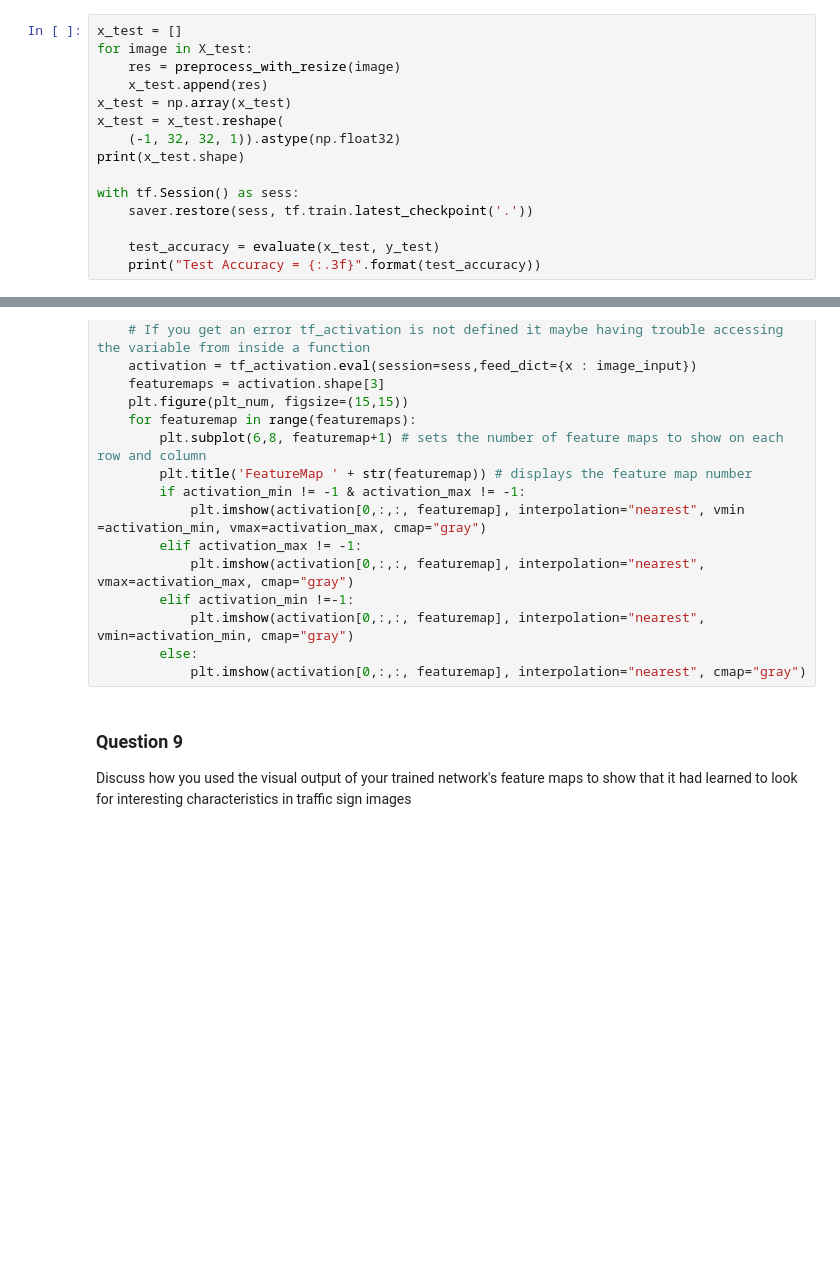
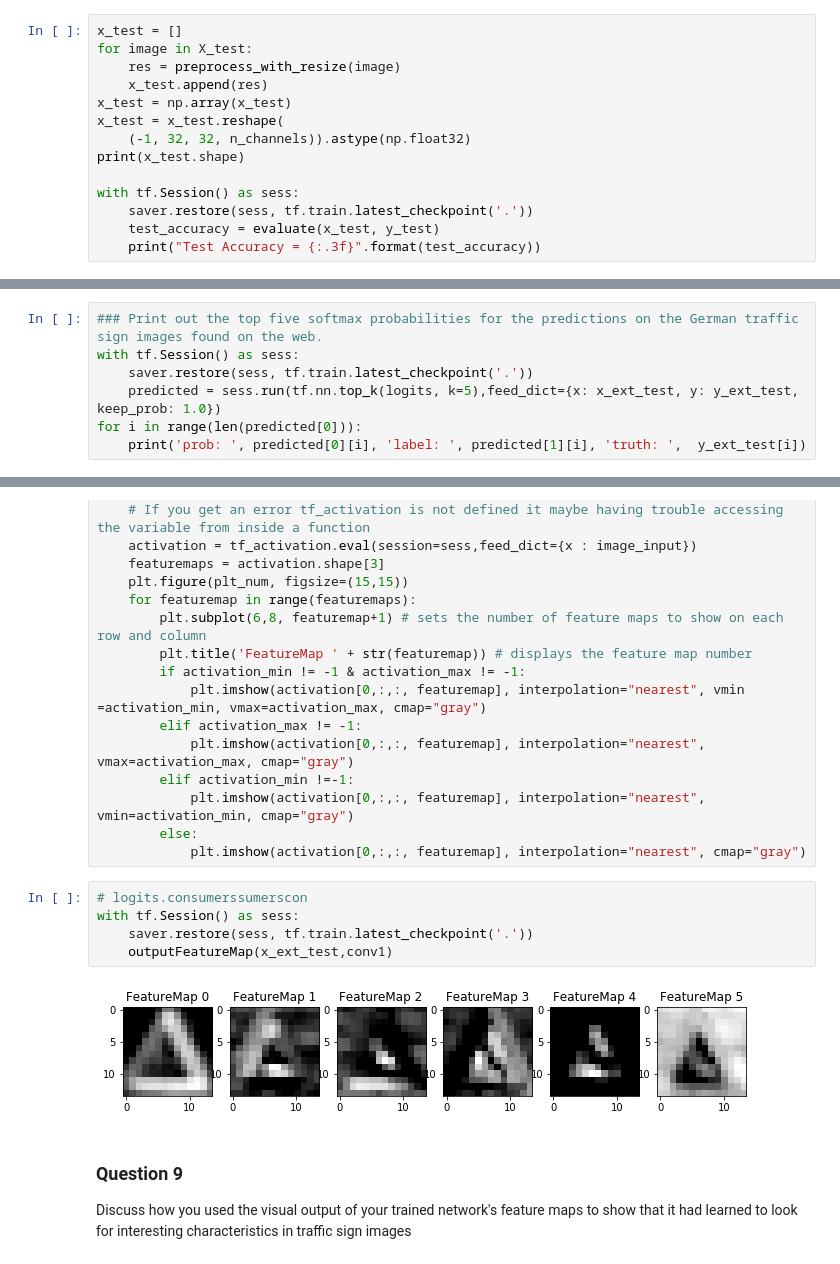
Before and after one commit to timotdsantos/CarND-Traffic-Sign-Classifier-Project, a Jupyter notebook: Traffic_Sign_Classifier.ipynb, the cells around one changed output, grey strips where cells are left out. Saved outputs shown, nothing was run; the diff lists cells and outputs as text; blank space fills up the shorter version.

```diff
--- a/Traffic_Sign_Classifier.ipynb
+++ b/Traffic_Sign_Classifier.ipynb
@@ -402,12 +389,11 @@ for image in X_test:
     x_test.append(res)
 x_test = np.array(x_test)
 x_test = x_test.reshape(
-    (-1, 32, 32, 1)).astype(np.float32)
+    (-1, 32, 32, n_channels)).astype(np.float32)
 print(x_test.shape)
 
 with tf.Session() as sess:
     saver.restore(sess, tf.train.latest_checkpoint('.'))
-
     test_accuracy = evaluate(x_test, y_test)
     print("Test Accuracy = {:.3f}".format(test_accuracy))
 # %% [output]
@@ -524,0 +511,7 @@ Looking just at the first row we get `[ 0.34763842,  0.24879643,  0.12789202]`,
+# %%
+### Print out the top five softmax probabilities for the predictions on the German traffic sign images found on the web.
+with tf.Session() as sess:
+    saver.restore(sess, tf.train.latest_checkpoint('.'))
+    predicted = sess.run(tf.nn.top_k(logits, k=5),feed_dict={x: x_ext_test, y: y_ext_test, keep_prob: 1.0})
+for i in range(len(predicted[0])):
+    print('prob: ', predicted[0][i], 'label: ', predicted[1][i], 'truth: ',  y_ext_test[i])
@@ -570,6 +569,13 @@ def outputFeatureMap(image_input, tf_activation, activation_min=-1, activation_m
             plt.imshow(activation[0,:,:, featuremap], interpolation="nearest", vmin=activation_min, cmap="gray")
         else:
             plt.imshow(activation[0,:,:, featuremap], interpolation="nearest", cmap="gray")
+# %%
+# logits.consumerssumerscon
+with tf.Session() as sess:
+    saver.restore(sess, tf.train.latest_checkpoint('.'))
+    outputFeatureMap(x_ext_test,conv1)
+# %% [output]
+[figure, added]
 # %% [markdown]
 ### Question 9
 
```
Also changed, not shown: parts of 22 cells of this notebook, 10 other files.
